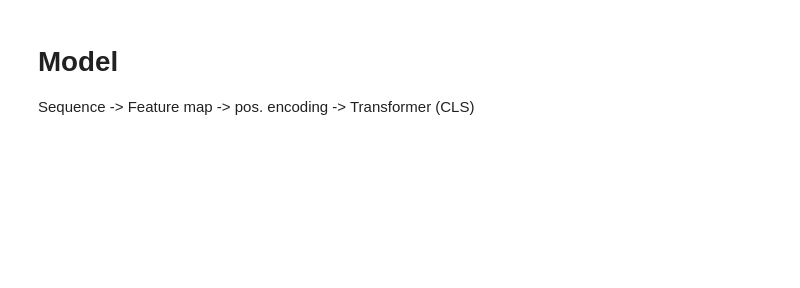
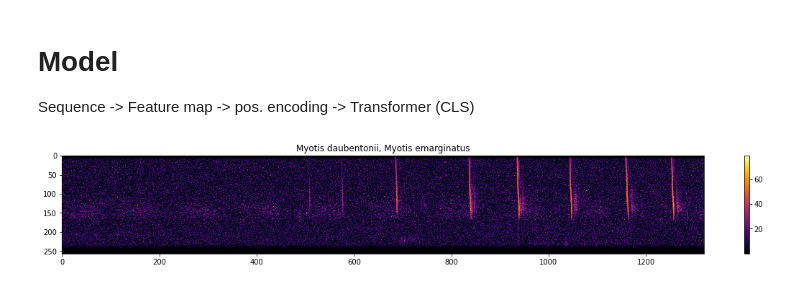
Before and after one commit to FrankFundel/BAT, a Jupyter notebook: models/mixed/trained_bat_2.ipynb, the cells around one changed output. Drawn from its saved outputs; the diff is of its cells as text; code cells hidden in the pictures; blank space fills up the shorter version.

```diff
--- a/models/mixed/trained_bat_2.ipynb
+++ b/models/mixed/trained_bat_2.ipynb
@@ -3,6 +3,7 @@
 # %%
 model_type = 'convnet' # baseline, resnet, resnet_pretrained, convnet
 restart_scheduler = 5
+merge_test = True
 # %%
 import sys
 sys.path.append('../../datasets/')
@@ -329,7 +345,7 @@ from torchsampler import ImbalancedDatasetSampler
 max_len = seq_len
 batch_size = 64
 epochs = 25
-lr = .0001
+lr = .0005
 warmup_epochs = 5
 if model_type == "convnet":
     d_model = 64
@@ -343,6 +359,12 @@ num_layers = 2
 dropout = 0.3
 classifier_dropout = 0.3
 num_classes = len(list(classes))
+
+if merge_test:
+    X_train = np.concatenate((X_train, X_test), axis=0)
+    Y_train = np.concatenate((Y_train, Y_test), axis=0)
+    X_test = X_val
+    Y_test = Y_val
 
 train_len = batch_size * int(len(X_train) / batch_size)
 test_len = batch_size * int(len(X_test) / batch_size)
@@ -362,25 +384,27 @@ else:
 # %%
 def stitch(a, r):
     return a[::r]
 
 def plot_sequence(seq, y):
     plt.figure(figsize = (20, 2.5))
     stitched = stitch(seq, int(patch_len / patch_skip))
     spec = np.rot90(np.concatenate(stitched))
     plt.imshow(spec, interpolation='nearest', aspect='auto', cmap='inferno')
     plt.colorbar()
     label_list = []
     if(len(y.shape) > 0):
         for i in np.argwhere(y == 1)[:,0]:
             label_list.append(list(classes)[i])
         plt.title(", ".join(label_list))
     else:
         plt.title(list(classes)[y])
 
 k = random.randint(0, batch_size)
-X1, Y1 = next(iter(test_loader))
+X1, Y1 = next(iter(train_loader))
 X1, Y1 = mixup(X1, Y1, num_classes=num_classes, min_seq=1, max_seq=3)
 plot_sequence(X1[k].detach().numpy(), Y1[k].detach().numpy())
+# %% [output]
+[figure, added]
 # %%
 model = Net(
     max_len=max_len,
```
Also changed, not shown: parts of 12 cells of this notebook, 10 other files.
